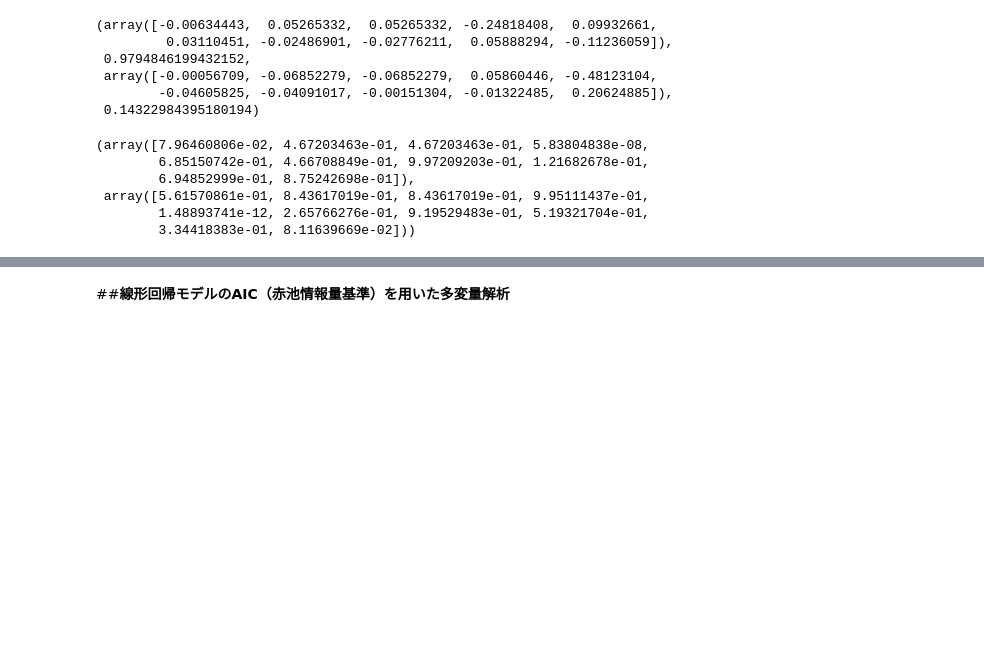
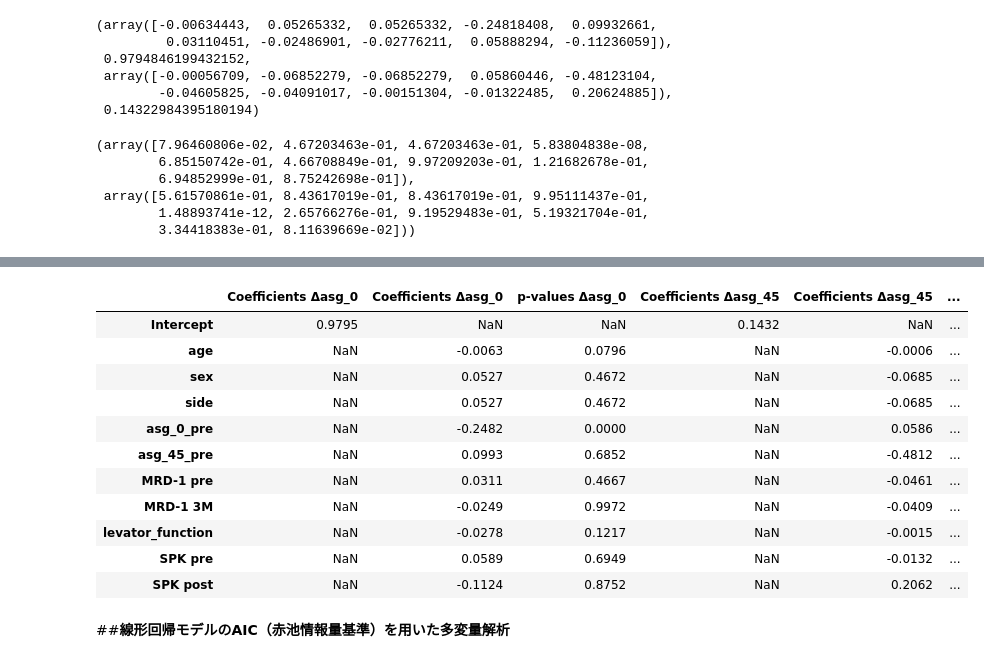
Before and after one commit to ykitaguchi77/statistics_for_articles, a Jupyter notebook: Refractive_change_blepharoptosis_surgery.ipynb, the cells around one changed output, grey strips where cells are left out. Saved outputs shown, nothing was run; the diff lists cells and outputs as text; code cells hidden in the pictures; blank space fills up the shorter version.

```diff
--- a/Refractive_change_blepharoptosis_surgery.ipynb
+++ b/Refractive_change_blepharoptosis_surgery.ipynb
@@ -253,22 +263,37 @@ summary
 # %%
 import pandas as pd
 
 # Creating a DataFrame to display coefficients and p-values for Δasg_0 and Δasg_45
 
 # Coefficients and intercepts
 coeffs_delta_asg_0 = pd.Series(coefficients_delta_asg_0, index=features.columns, name='Coefficients Δasg_0')
 coeffs_delta_asg_45 = pd.Series(coefficients_delta_asg_45, index=features.columns, name='Coefficients Δasg_45')
 intercept_delta_asg_0 = pd.Series([intercept_delta_asg_0], index=['Intercept'], name='Coefficients Δasg_0')
 intercept_delta_asg_45 = pd.Series([intercept_delta_asg_45], index=['Intercept'], name='Coefficients Δasg_45')
 
 # p-values
 p_values_delta_asg_0 = pd.Series(p_values_delta_asg_0, index=features.columns, name='p-values Δasg_0')
 p_values_delta_asg_45 = pd.Series(p_values_delta_asg_45, index=features.columns, name='p-values Δasg_45')
 
 # Combine all data into one DataFrame for each target
 results_delta_asg_0 = pd.concat([intercept_delta_asg_0, coeffs_delta_asg_0, p_values_delta_asg_0], axis=1)
 results_delta_asg_45 = pd.concat([intercept_delta_asg_45, coeffs_delta_asg_45, p_values_delta_asg_45], axis=1)
 
 # Combine results into one DataFrame for easy display
 results = pd.concat([results_delta_asg_0, results_delta_asg_45], axis=1)
+
+pd.options.display.float_format = '{:.4f}'.format
 results
+# %% [output]
+|  | Coefficients Δasg_0 | Coefficients Δasg_0 | p-values Δasg_0 | Coefficients Δasg_45 | Coefficients Δasg_45 | ... |
+| Intercept | 0.9795 | NaN | NaN | 0.1432 | NaN | ... |
+| age | NaN | -0.0063 | 0.0796 | NaN | -0.0006 | ... |
+| sex | NaN | 0.0527 | 0.4672 | NaN | -0.0685 | ... |
+| side | NaN | 0.0527 | 0.4672 | NaN | -0.0685 | ... |
+| asg_0_pre | NaN | -0.2482 | 0.0000 | NaN | 0.0586 | ... |
+| asg_45_pre | NaN | 0.0993 | 0.6852 | NaN | -0.4812 | ... |
+| MRD-1 pre | NaN | 0.0311 | 0.4667 | NaN | -0.0461 | ... |
+| MRD-1 3M | NaN | -0.0249 | 0.9972 | NaN | -0.0409 | ... |
+| levator_function | NaN | -0.0278 | 0.1217 | NaN | -0.0015 | ... |
+| SPK pre | NaN | 0.0589 | 0.6949 | NaN | -0.0132 | ... |
+| SPK post | NaN | -0.1124 | 0.8752 | NaN | 0.2062 | ... |
```
Also changed, not shown: parts of 16 cells of this notebook.
